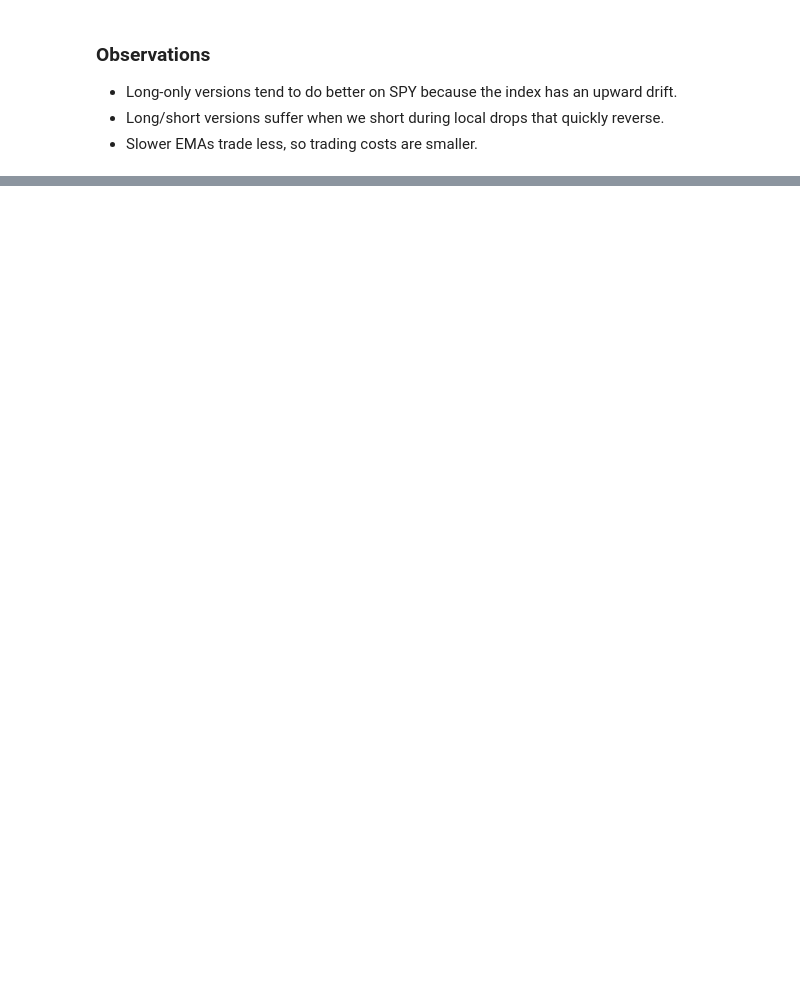
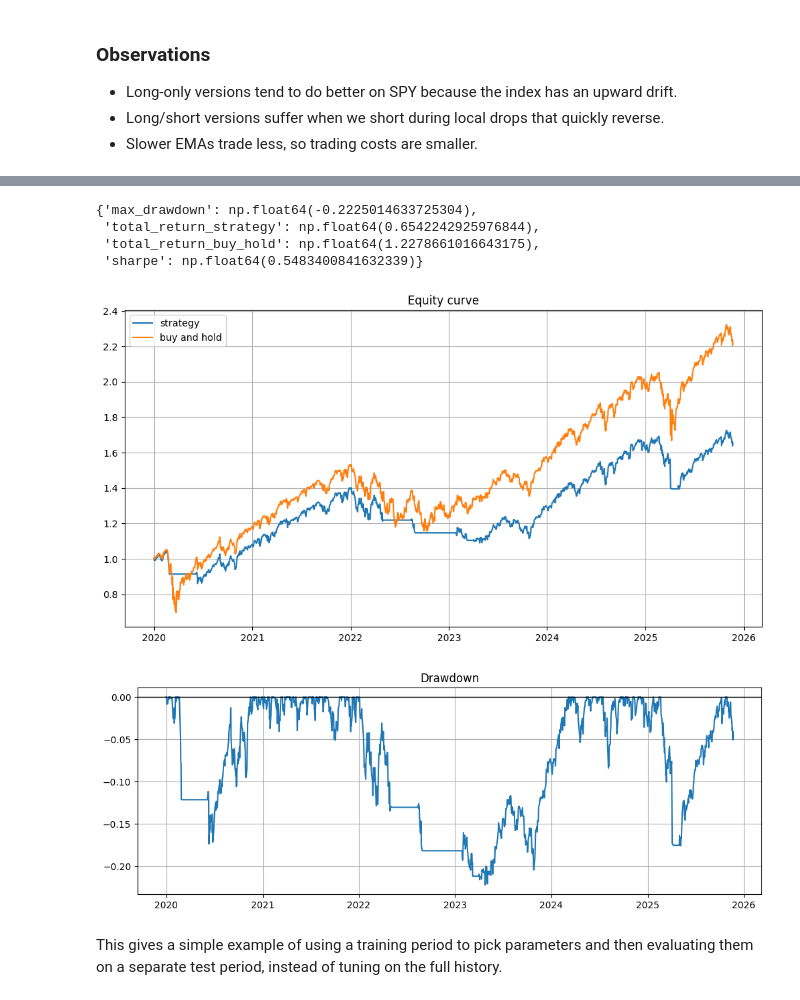
Before and after one commit to bigballaband/ema-backtest, a Jupyter notebook: notebooks/ema_crossover_walkthrough.ipynb, the cells around one changed output, grey strips where cells are left out. Drawn from its saved outputs; the diff is of its cells as text; code cells hidden in the pictures; blank space fills up the shorter version.

```diff
--- a/notebooks/ema_crossover_walkthrough.ipynb
+++ b/notebooks/ema_crossover_walkthrough.ipynb
@@ -154,0 +394,32 @@ results.sort_values("sharpe", ascending=False)
+# %%
+df_raw = get_price_data("SPY", "2015-01-01")
+
+fast_list = [5, 10, 20, 50]
+slow_list = [50, 100, 200, 300]
+
+df_test_bt, test_stats, train_results = walk_forward_once(
+    df_raw=df_raw,
+    train_end="2019-12-31",
+    fast_list=fast_list,
+    slow_list=slow_list,
+    long_short=False,
+    cost_per_trade=0.001,
+    annual_rf=0.02,
+)
+
+test_stats
+# %% [output]
+{'max_drawdown': np.float64(-0.2225014633725304),
+ 'total_return_strategy': np.float64(0.6542242925976844),
+ 'total_return_buy_hold': np.float64(1.2278661016643175),
+ 'sharpe': np.float64(0.5483400841632339)}
+# %%
+plot_equity(df_test_bt)
+plot_drawdown(df_test_bt)
+# %% [output]
+[figure, added]
+[figure, added]
+# %% [markdown]
+This gives a simple example of using a training period
+to pick parameters and then evaluating them on a separate
+test period, instead of tuning on the full history.
```
Also changed, not shown: parts of 25 cells of this notebook, 1 other file.
